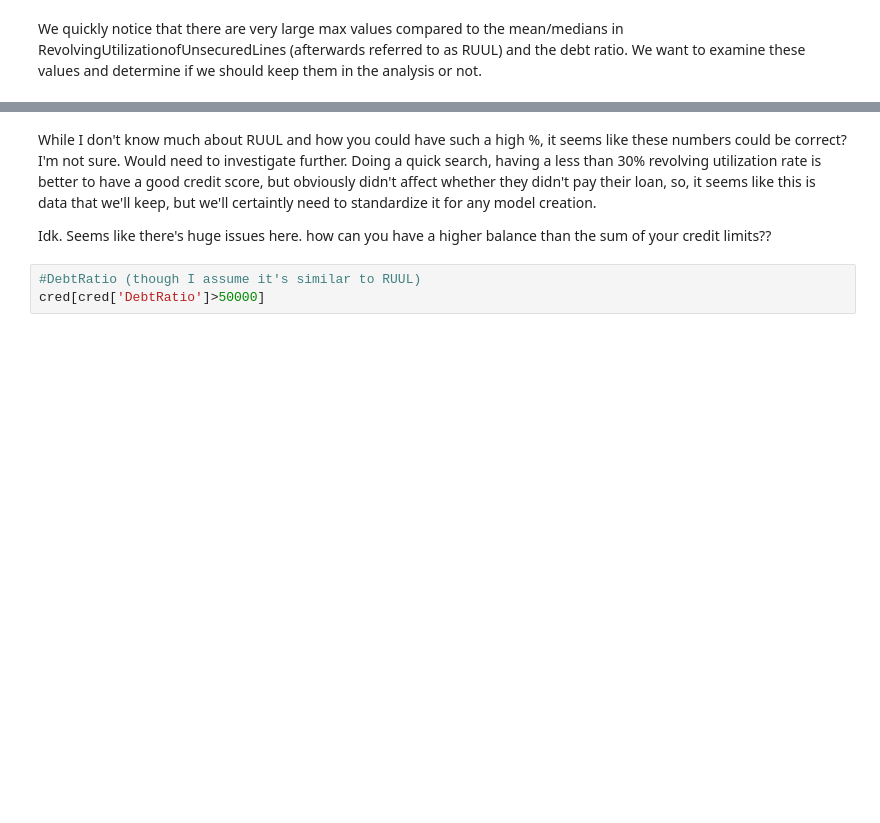
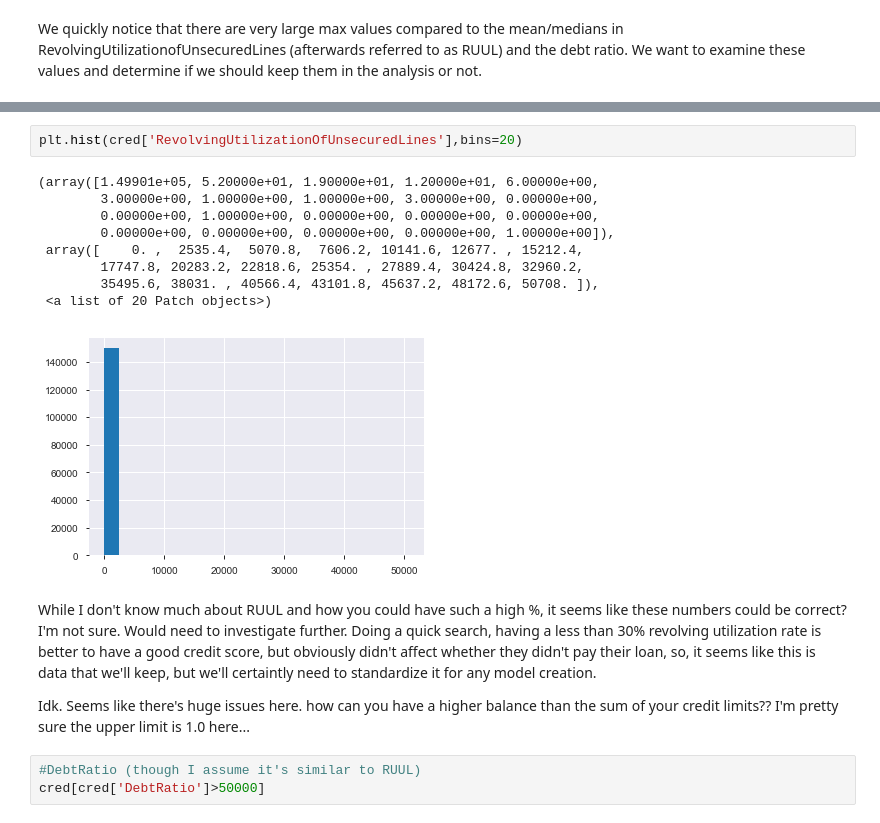
Before and after one commit to thealongsider/Data-Analytics-Projects, a Jupyter notebook: Paidy/Paidy Dataset Exercise.ipynb, the cells around one changed output, grey strips where cells are left out. Drawn from its saved outputs; the diff is of its cells as text; blank space fills up the shorter version.

```diff
--- a/Paidy/Paidy Dataset Exercise.ipynb
+++ b/Paidy/Paidy Dataset Exercise.ipynb
@@ -143,10 +147,22 @@ cred[cred['RevolvingUtilizationOfUnsecuredLines']>10000]
 | 125719 | 0 | 12369.0 | 40 | 2 | 0.134352 | 30300.0 | ... |
 | 149161 | 0 | 22000.0 | 38 | 0 | 1.080020 | 3973.0 | ... |
 | 149280 | 0 | 20514.0 | 42 | 0 | 0.062102 | 9902.0 | ... |
+# %%
+plt.hist(cred['RevolvingUtilizationOfUnsecuredLines'],bins=20)
+# %% [output]
+(array([1.49901e+05, 5.20000e+01, 1.90000e+01, 1.20000e+01, 6.00000e+00,
+        3.00000e+00, 1.00000e+00, 1.00000e+00, 3.00000e+00, 0.00000e+00,
+        0.00000e+00, 1.00000e+00, 0.00000e+00, 0.00000e+00, 0.00000e+00,
+        0.00000e+00, 0.00000e+00, 0.00000e+00, 0.00000e+00, 1.00000e+00]),
+ array([    0. ,  2535.4,  5070.8,  7606.2, 10141.6, 12677. , 15212.4,
+        17747.8, 20283.2, 22818.6, 25354. , 27889.4, 30424.8, 32960.2,
+        35495.6, 38031. , 40566.4, 43101.8, 45637.2, 48172.6, 50708. ]),
+ <a list of 20 Patch objects>)
+[figure, added]
 # %% [markdown]
 While I don't know much about RUUL and how you could have such a high %, it seems like these numbers could be correct? I'm not sure. Would need to investigate further. Doing a quick search, having a less than 30% revolving utilization rate is better to have a good credit score, but obviously didn't affect whether they didn't pay their loan, so, it seems like this is data that we'll keep, but we'll certaintly need to standardize it for any model creation.
 
-Idk. Seems like there's huge issues here. how can you have a higher balance than the sum of your credit limits??
+Idk. Seems like there's huge issues here. how can you have a higher balance than the sum of your credit limits?? I'm pretty sure the upper limit is 1.0 here...
 # %%
 #DebtRatio (though I assume it's similar to RUUL)
 cred[cred['DebtRatio']>50000]
```
Also changed, not shown: parts of 20 cells of this notebook.
